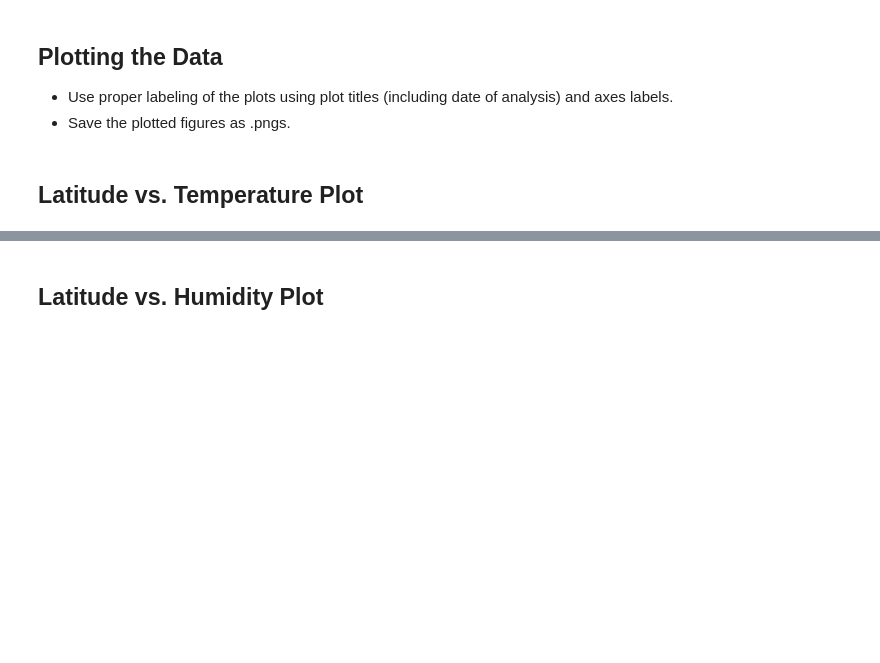
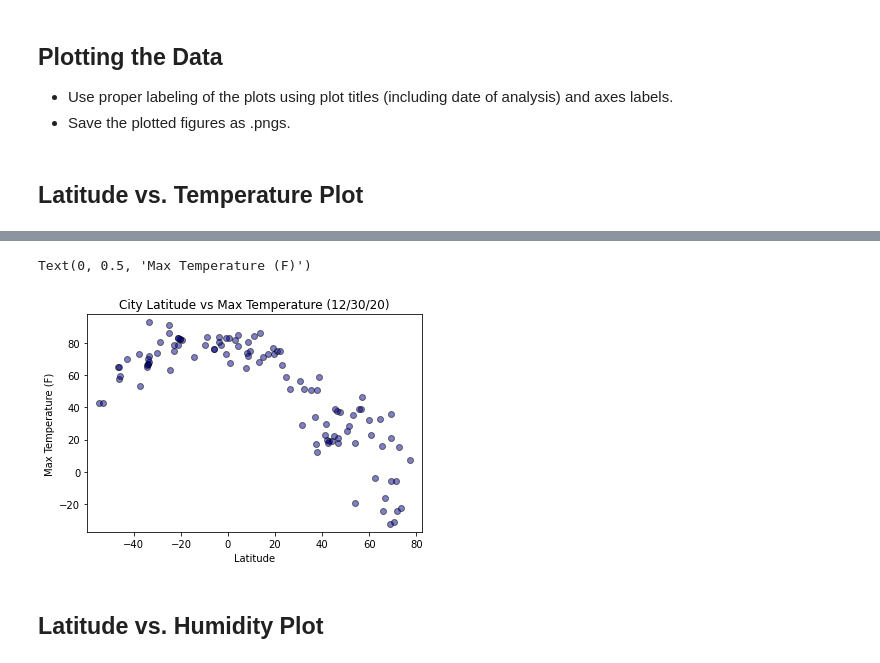
Before and after one commit to floresfdo/python-api-challenge, a Jupyter notebook: WeatherPy/WeatherPy.ipynb, the cells around one changed output, grey strips where cells are left out. Saved outputs shown, nothing was run; the diff lists cells and outputs as text; code cells hidden in the pictures; blank space fills up the shorter version.

```diff
--- a/WeatherPy/WeatherPy.ipynb
+++ b/WeatherPy/WeatherPy.ipynb
@@ -188,2 +185,16 @@ Int64Index([], dtype='int64')
+# %%
+x_values = clean_city_data["Lat"]
+y_values = clean_city_data["Max Temp"]
+plt.scatter(x_values, y_values, marker="o", facecolor='darkblue', edgecolors='black', alpha = 0.5)
+plt.xlim(min(x_values)-5,max(x_values)+5)
+plt.ylim(min(y_values)-5,max(y_values)+5)
+plt.title("City Latitude vs Max Temperature (12/30/20)")
+plt.xlabel("Latitude")
+plt.ylabel("Max Temperature (F)")
+
+#The chart coded is analyzing the relationship between a city's latitude and their max temperature.
+# %% [output]
+Text(0, 0.5, 'Max Temperature (F)')
+[figure, added]
 # %% [markdown]
 ## Latitude vs. Humidity Plot
```
Also changed, not shown: parts of 7 cells of this notebook.
